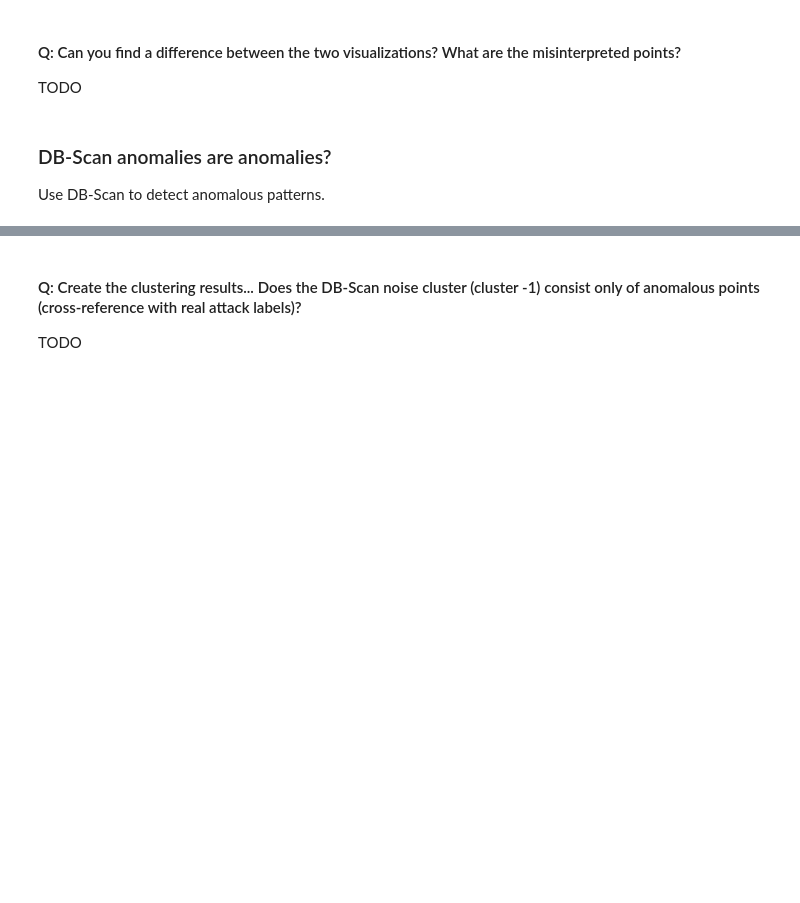
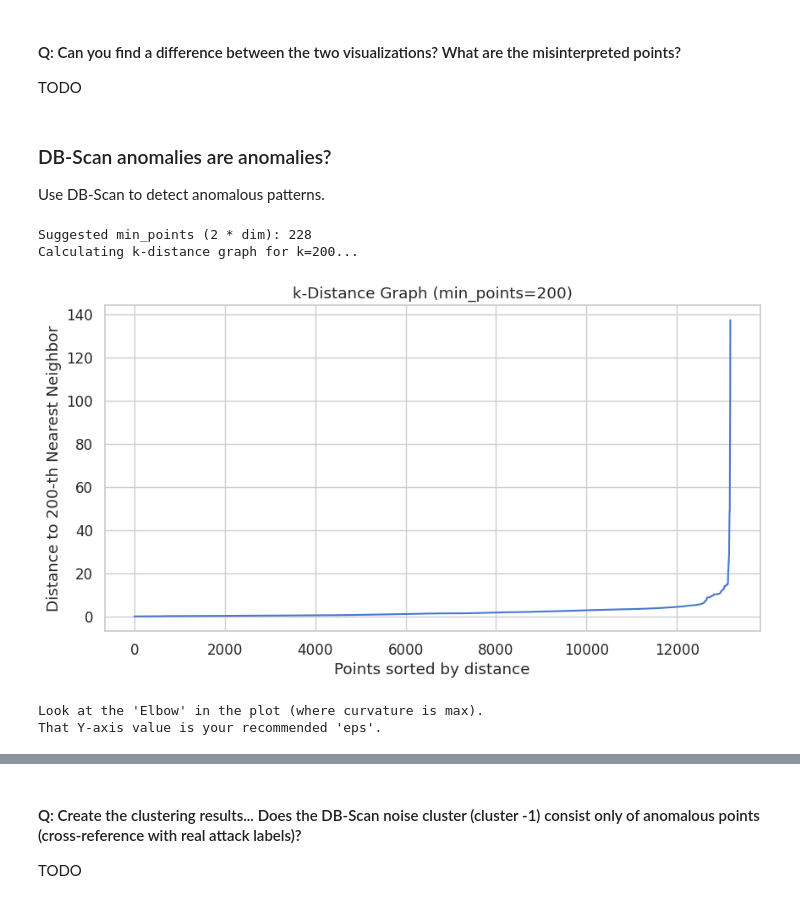
Before and after one commit to AImSecure/Laboratory3, a Jupyter notebook: lab/notebooks/Lab3_Anomaly_Detection.ipynb, the cells around one changed output, grey strips where cells are left out. Saved outputs shown, nothing was run; the diff lists cells and outputs as text; code cells hidden in the pictures; blank space fills up the shorter version.

```diff
--- a/lab/notebooks/Lab3_Anomaly_Detection.ipynb
+++ b/lab/notebooks/Lab3_Anomaly_Detection.ipynb
@@ -1439,0 +1571,44 @@ Use DB-Scan to detect anomalous patterns.
+# %%
+# --- Task 4.3: DB-Scan Parameter Estimation ---
+
+from sklearn.neighbors import NearestNeighbors
+
+# 1. Estimate min_points
+# Heuristic 1: "Smallest pure cluster of normal data".
+# Look at the K-Means crosstab output from Block 1.
+# If Cluster 0 is 99% Normal and has size 500, maybe min_points could be related to that.
+# Heuristic 2: Standard Rule of Thumb -> min_points approx 2 * Dimensions
+dim = X_train.shape[1]
+min_points_heuristic = 2 * dim # 2 * 114 = 228
+print(f"Suggested min_points (2 * dim): {min_points_heuristic}")
+
+# Let's set a reasonable value for this dataset size
+min_pts = 200 # You can adjust this based on the K-means analysis
+
+# 2. Elbow Method for Epsilon (eps)
+# We calculate the distance to the k-th nearest neighbor (k=min_pts)
+print(f"Calculating k-distance graph for k={min_pts}...")
+neighbors = NearestNeighbors(n_neighbors=min_pts)
+neighbors_fit = neighbors.fit(X_train)
+distances, indices = neighbors_fit.kneighbors(X_train)
+
+# Sort distances (we use the distance to the min_pts-th neighbor)
+distances = np.sort(distances[:, min_pts-1], axis=0)
+
+# Plot
+plt.figure(figsize=(10, 5))
+plt.plot(distances)
+plt.title(f"k-Distance Graph (min_points={min_pts})")
+plt.xlabel("Points sorted by distance")
+plt.ylabel(f"Distance to {min_pts}-th Nearest Neighbor")
+plt.grid(True)
+plt.show()
+
+print("Look at the 'Elbow' in the plot (where curvature is max).")
+print("That Y-axis value is your recommended 'eps'.")
+# %% [output]
+Suggested min_points (2 * dim): 228
+Calculating k-distance graph for k=200...
+[figure, added]
+Look at the 'Elbow' in the plot (where curvature is max).
+That Y-axis value is your recommended 'eps'.
```
Also changed, not shown: parts of 16 cells of this notebook.
